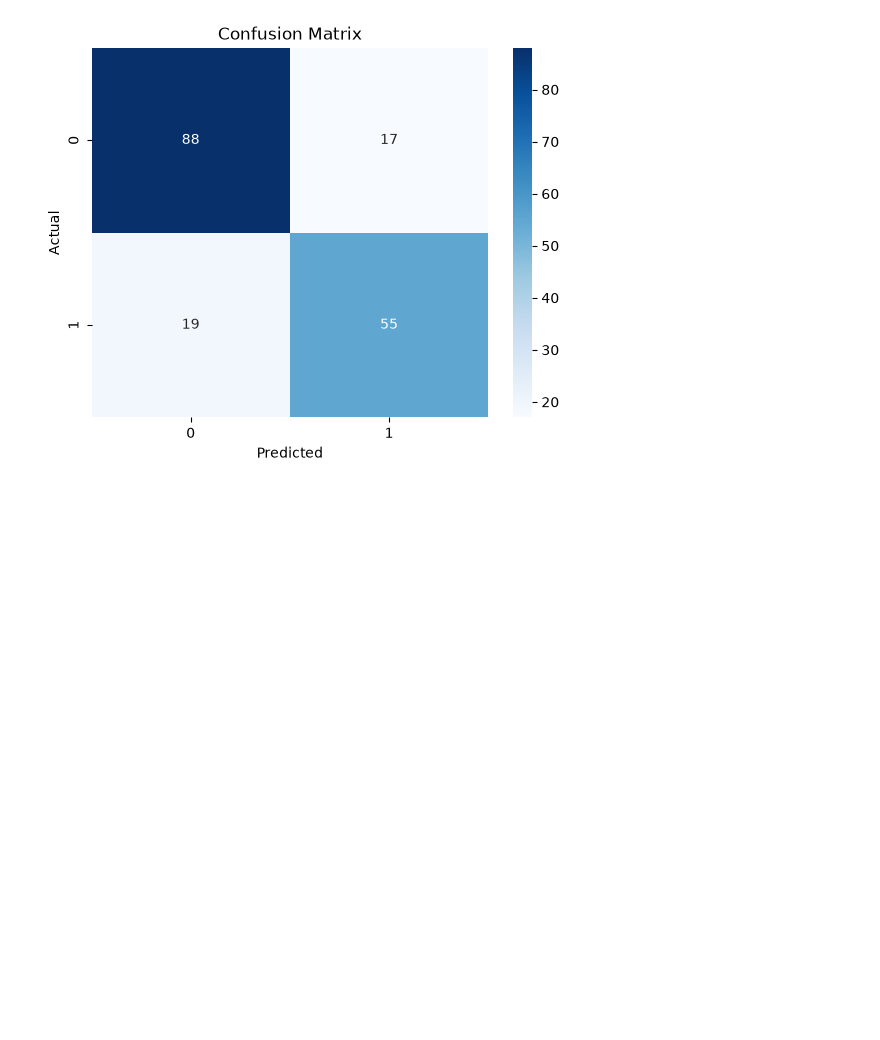
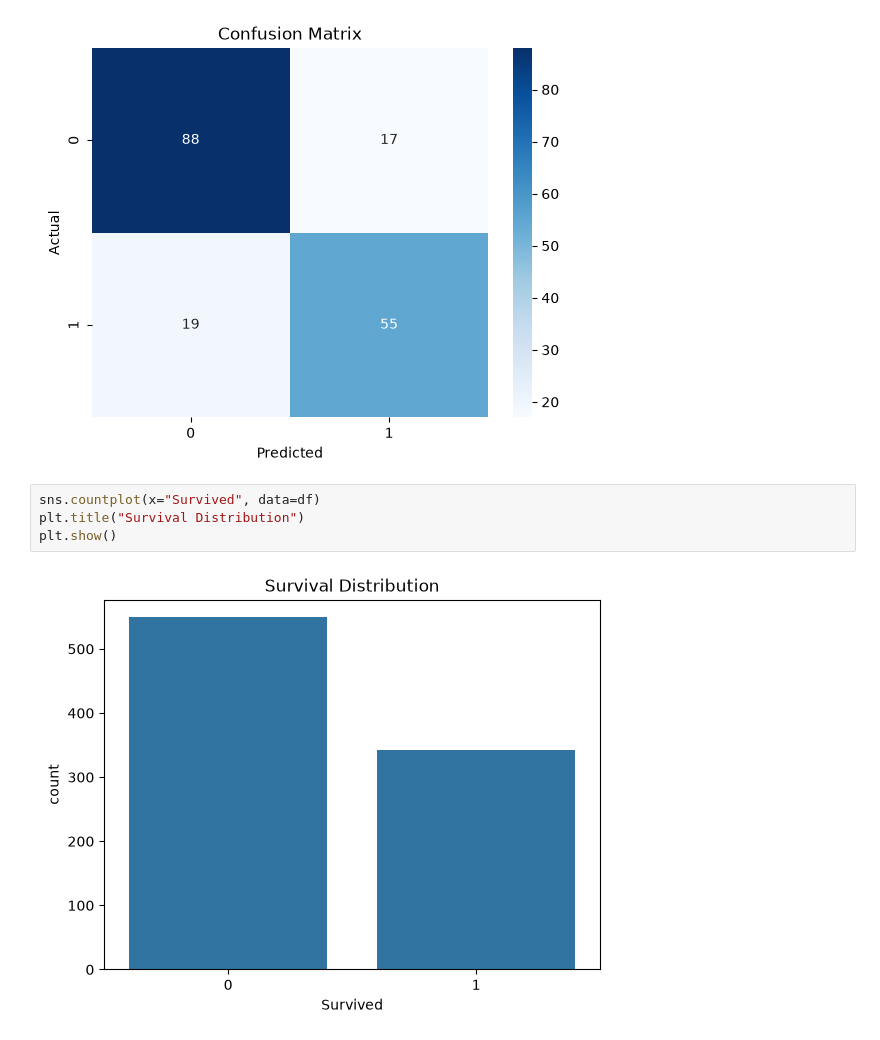
Before and after one commit to faizi0101/titanic_survival_classification, a Jupyter notebook: notebooks/titanic_analysis.ipynb, the cells around one changed output. Saved outputs shown, nothing was run; the diff lists cells and outputs as text; blank space fills up the shorter version.

```diff
--- a/notebooks/titanic_analysis.ipynb
+++ b/notebooks/titanic_analysis.ipynb
@@ -154,3 +159,9 @@ plt.title("Confusion Matrix")
 plt.show()
 # %% [output]
 [figure]
+# %%
+sns.countplot(x="Survived", data=df)
+plt.title("Survival Distribution")
+plt.show()
+# %% [output]
+[figure, added]
```
Also changed, not shown: parts of 5 cells of this notebook, 1 other file.
